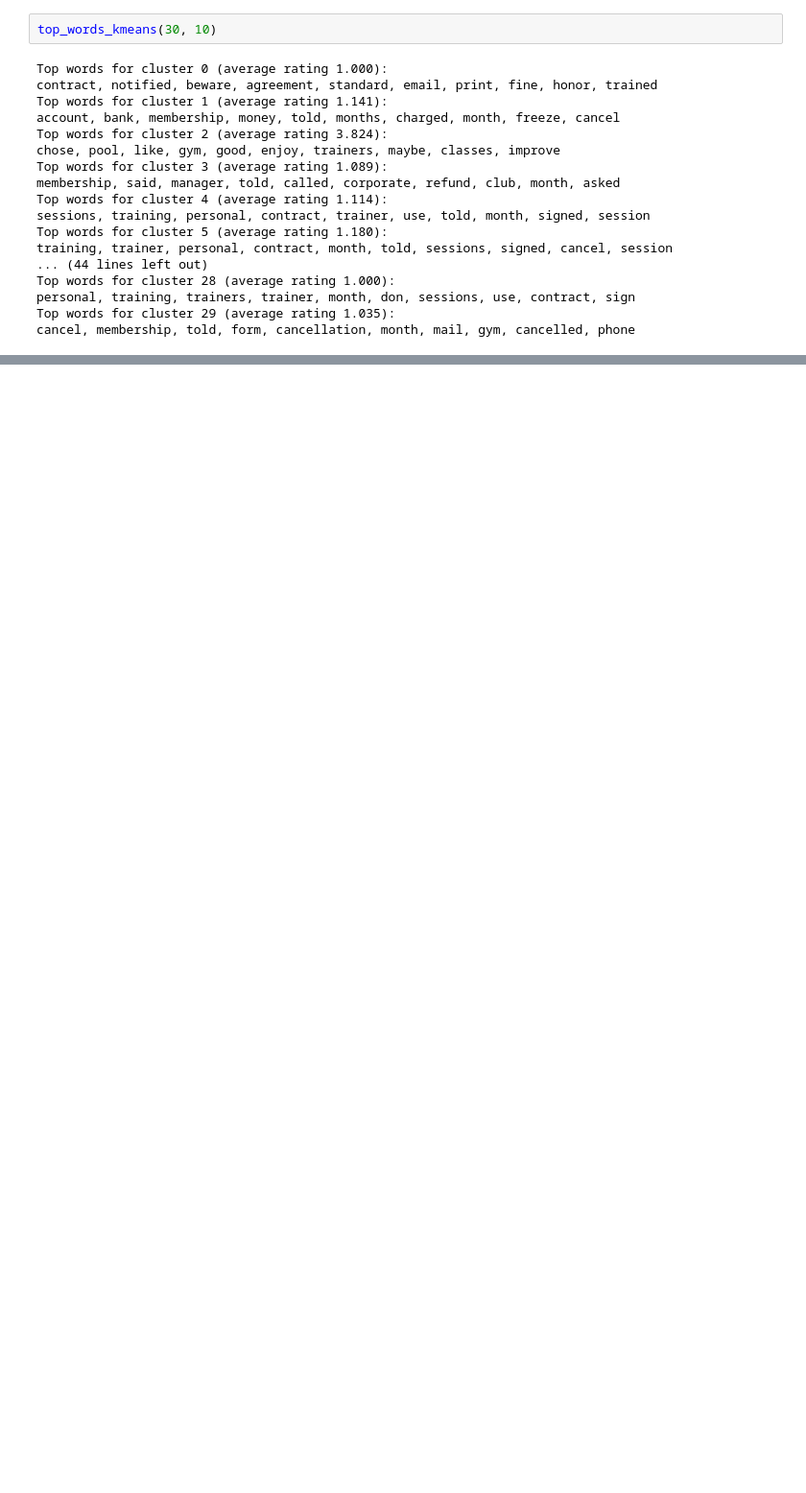
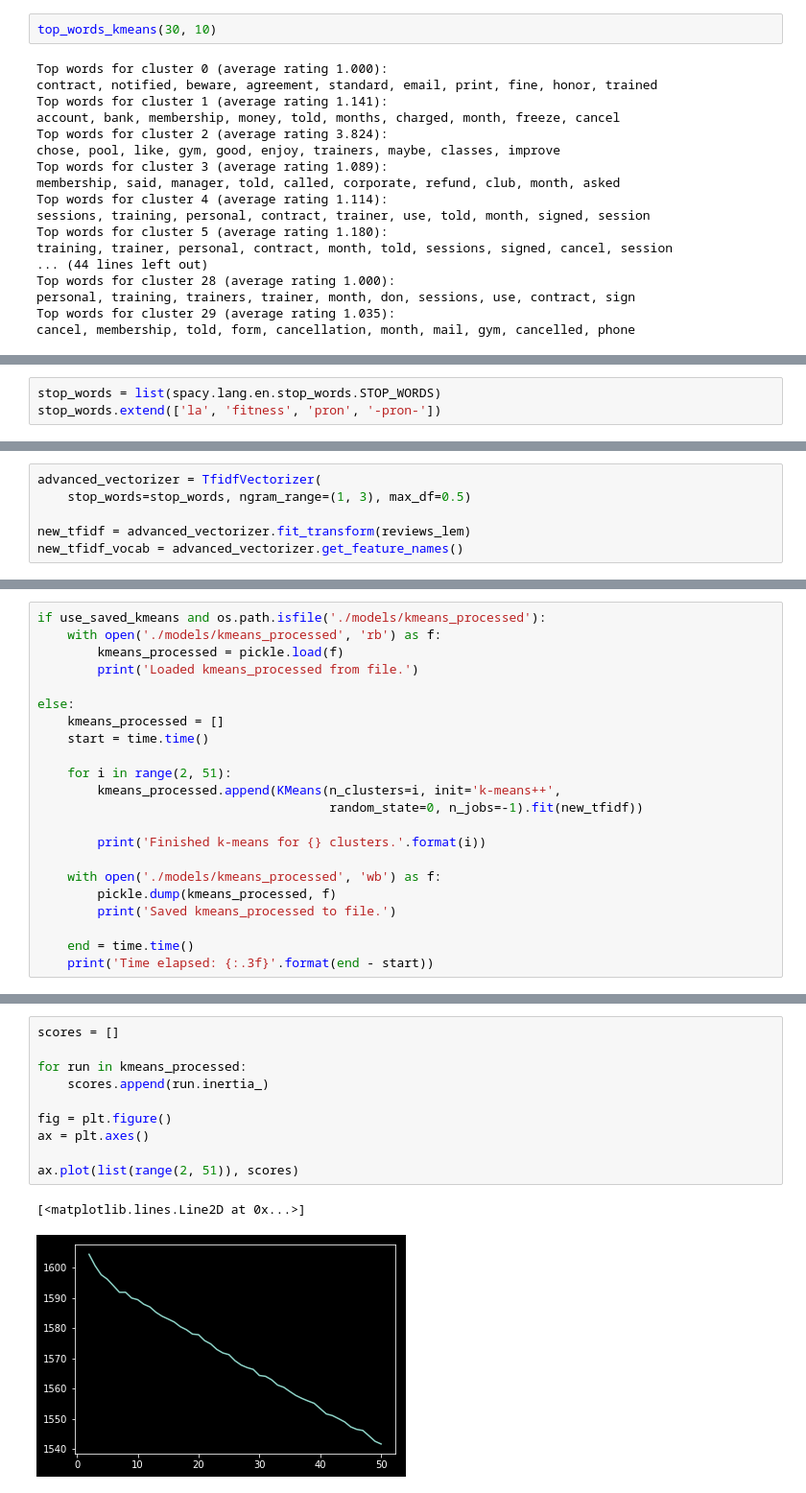
Before and after one commit to yanchenm/la-fitness-analysis, a Jupyter notebook: kmeans.ipynb, the cells around one changed output, grey strips where cells are left out. Shown at 96% size. Saved outputs shown, nothing was run; the diff lists cells and outputs as text; blank space fills up the shorter version.

```diff
--- a/kmeans.ipynb
+++ b/kmeans.ipynb
@@ -211,0 +234,3 @@ cancel, membership, told, form, cancellation, month, mail, gym, cancelled, phone
+# %%
+stop_words = list(spacy.lang.en.stop_words.STOP_WORDS)
+stop_words.extend(['la', 'fitness', 'pron', '-pron-'])
@@ -211,0 +239,6 @@ cancel, membership, told, form, cancellation, month, mail, gym, cancelled, phone
+# %%
+advanced_vectorizer = TfidfVectorizer(
+    stop_words=stop_words, ngram_range=(1, 3), max_df=0.5)
+
+new_tfidf = advanced_vectorizer.fit_transform(reviews_lem)
+new_tfidf_vocab = advanced_vectorizer.get_feature_names()
@@ -211,0 +247,22 @@ cancel, membership, told, form, cancellation, month, mail, gym, cancelled, phone
+# %%
+if use_saved_kmeans and os.path.isfile('./models/kmeans_processed'):
+    with open('./models/kmeans_processed', 'rb') as f:
+        kmeans_processed = pickle.load(f)
+        print('Loaded kmeans_processed from file.')
+
+else:
+    kmeans_processed = []
+    start = time.time()
+
+    for i in range(2, 51):
+        kmeans_processed.append(KMeans(n_clusters=i, init='k-means++',
+                                       random_state=0, n_jobs=-1).fit(new_tfidf))
+
+        print('Finished k-means for {} clusters.'.format(i))
+
+    with open('./models/kmeans_processed', 'wb') as f:
+        pickle.dump(kmeans_processed, f)
+        print('Saved kmeans_processed to file.')
+
+    end = time.time()
+    print('Time elapsed: {:.3f}'.format(end - start))
@@ -211,0 +273,13 @@ cancel, membership, told, form, cancellation, month, mail, gym, cancelled, phone
+# %%
+scores = []
+
+for run in kmeans_processed:
+    scores.append(run.inertia_)
+
+fig = plt.figure()
+ax = plt.axes()
+
+ax.plot(list(range(2, 51)), scores)
+# %% [output]
+[<matplotlib.lines.Line2D at 0x...>]
+[figure, added]
```
Also changed, not shown: parts of 16 cells of this notebook, 4 other files.
